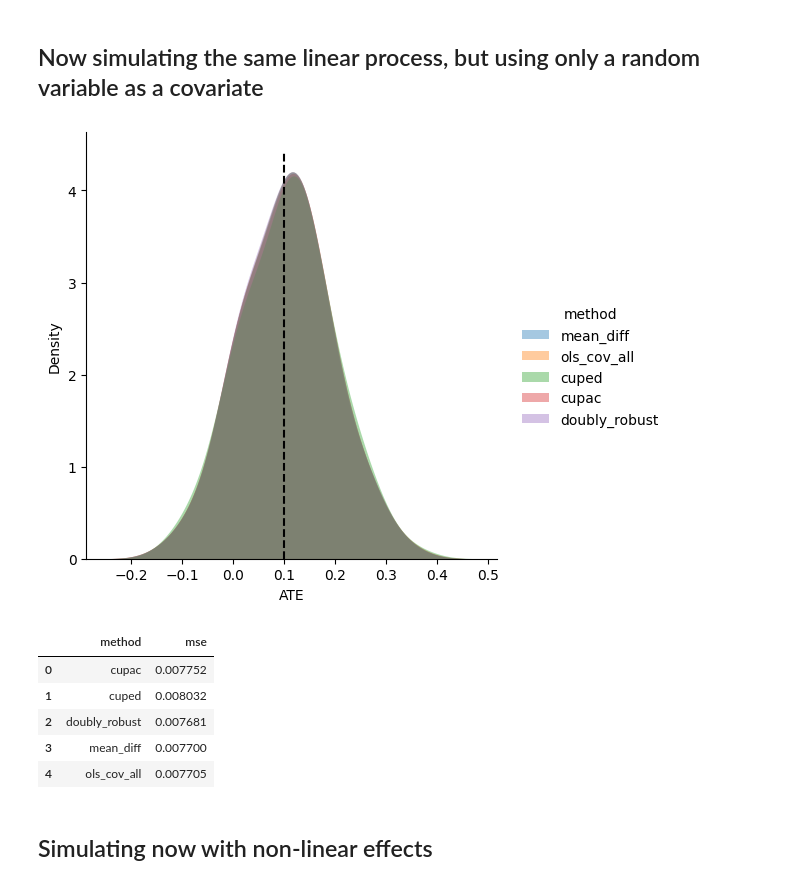
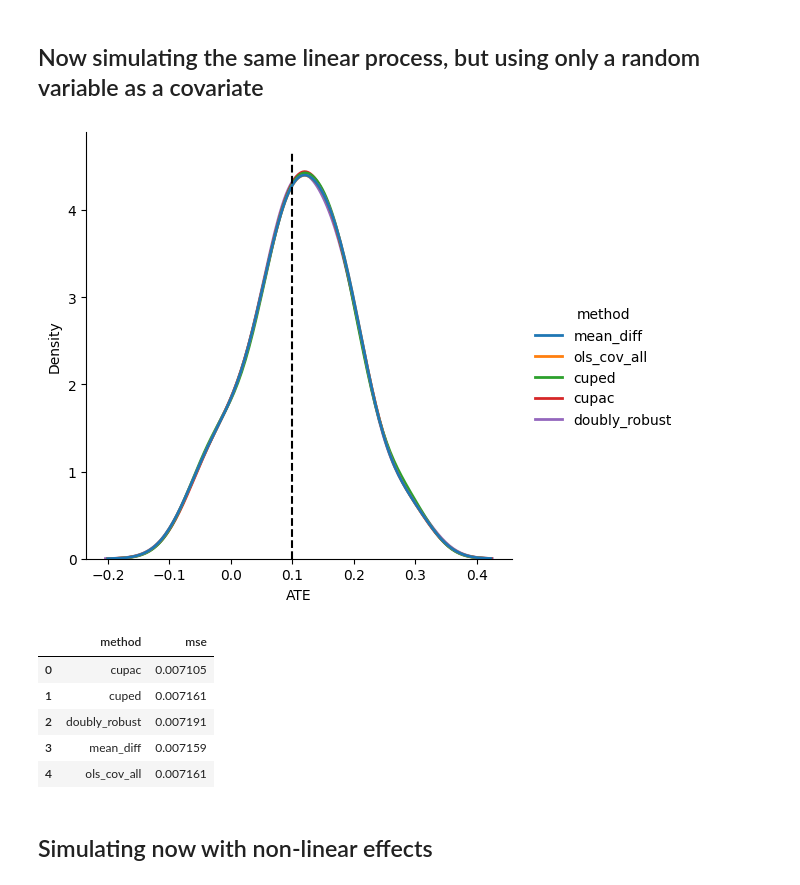
Before and after one commit to Glovo/covariate-adjustment-blogpost, a Jupyter notebook: notebooks/covariate_adjustment.ipynb, the cells around one changed output. Drawn from its saved outputs; the diff is of its cells as text; code cells hidden in the pictures.

Commit message:
update images

```diff
--- a/notebooks/covariate_adjustment.ipynb
+++ b/notebooks/covariate_adjustment.ipynb
@@ -210,41 +207,41 @@ for i in range(N_SIMULATIONS):
         cov_mu_eps=[(-1,1),(-2,1),(5,2)],
     )
 
     pre_analysis_data, analysis_data = split_and_preprocess(data, REAL_ATE)
     ate_cupac.append(get_ate_cupac(analysis_data, pre_analysis_data, covariates=['R_1']))
     ate.append(analysis_data.loc[analysis_data['T']==1, 'Y'].mean() - analysis_data.loc[analysis_data['T']==0, 'Y'].mean())
     ate_ols_cov.append(get_ate_ols(analysis_data, covariates=['R_1']))
     ate_cuped.append(get_ate_cuped(analysis_data, prediction_column='R_1'))
     ate_doubly_robust.append(get_ate_doubly_robust(analysis_data, covariates=['R_1']))
 
 results = pd.DataFrame({
     'mean_diff': ate,
     'ols_cov_all': ate_ols_cov,
     'cuped': ate_cuped,
     'cupac': ate_cupac,
     'doubly_robust': ate_doubly_robust,
 }).stack(level=0).reset_index(level=1, name='ATE').rename({'level_1': 'method'}, axis=1).reset_index(drop=True)
 errors = pd.DataFrame({
     'mean_diff': (np.array(ate) - REAL_ATE)**2,
     'ols_cov_all': (np.array(ate_ols_cov) - REAL_ATE)**2,
     'cuped': (np.array(ate_cuped) - REAL_ATE)**2,
     'cupac': (np.array(ate_cupac) - REAL_ATE)**2,
     'doubly_robust': (np.array(ate_doubly_robust) - REAL_ATE)**2,
 }).stack(level=0).reset_index(level=1, name='ATE').rename({'level_1': 'method'}, axis=1).reset_index(drop=True)
 
 
-sns.displot(x='ATE',data=results, fill=True, kind='kde', hue='method', common_norm=False, alpha=.4, linewidth=0, bw_adjust=1.2);
+sns.displot(x='ATE',data=results, fill=False, kind='kde', hue='method', common_norm=False, linewidth=2, bw_adjust=1.2);
 plt.vlines(REAL_ATE, plt.ylim()[0], plt.ylim()[1], linestyles="dashed", label='ATE',colors='k');
 plt.show()
 errors.groupby('method').agg(mse=('ATE', 'mean')).reset_index()
 # %% [output]
-[figure, old version]
+[figure, new version]
 |  | method | mse |
-| 0 | cupac | 0.007752 |
-| 1 | cuped | 0.008032 |
-| 2 | doubly_robust | 0.007681 |
-| 3 | mean_diff | 0.007700 |
-| 4 | ols_cov_all | 0.007705 |
+| 0 | cupac | 0.007105 |
+| 1 | cuped | 0.007161 |
+| 2 | doubly_robust | 0.007191 |
+| 3 | mean_diff | 0.007159 |
+| 4 | ols_cov_all | 0.007161 |
 # %% [markdown]
 ## Simulating now with non-linear effects
 # %% [markdown]
```
Also changed, not shown: parts of 10 cells of this notebook.
